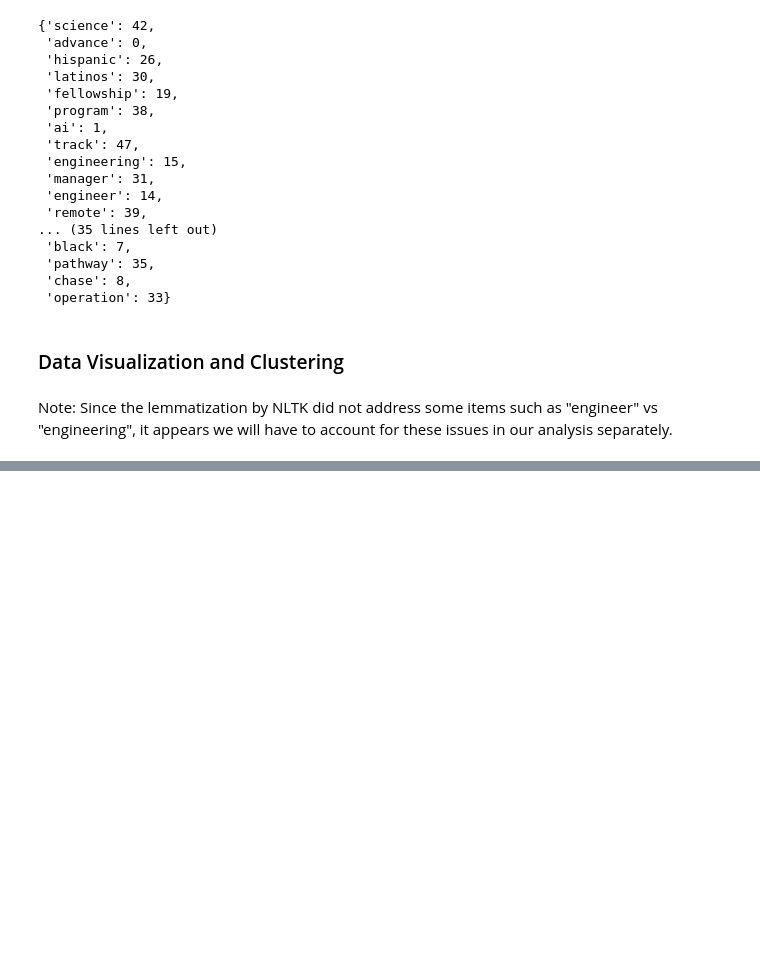
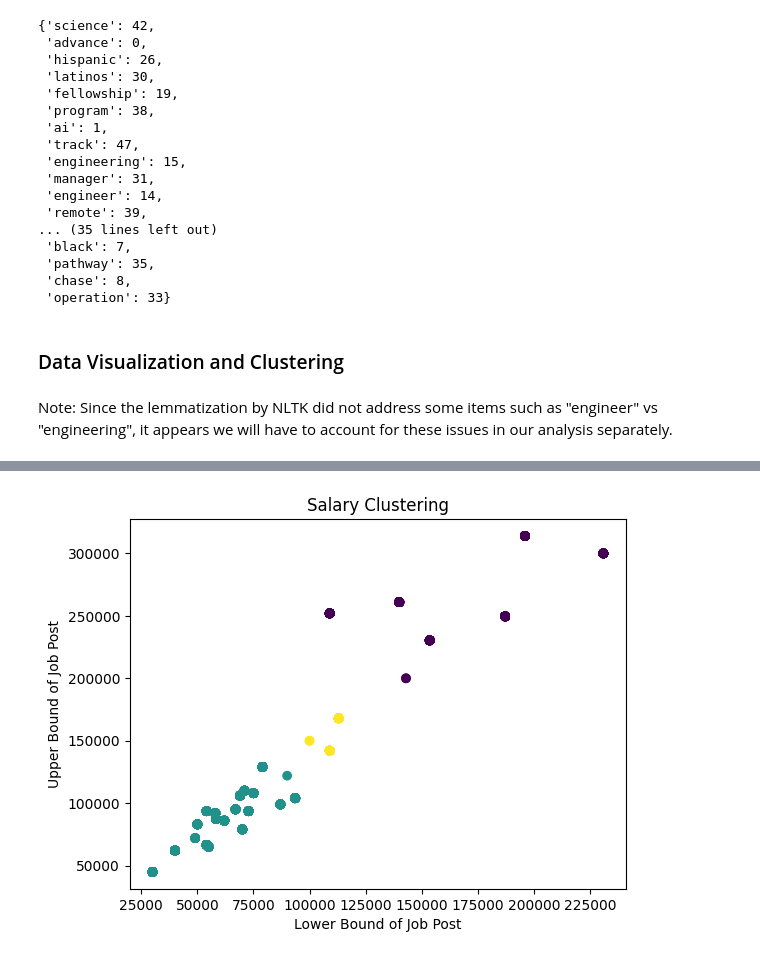
Before and after one commit to ek775/Key-Term-Salary-Associations-in-Data-Science-Job-Titles, a Jupyter notebook: ds_jobs.ipynb, the cells around one changed output, grey strips where cells are left out. Drawn from its saved outputs; the diff is of its cells as text; code cells hidden in the pictures; blank space fills up the shorter version.

```diff
--- a/ds_jobs.ipynb
+++ b/ds_jobs.ipynb
@@ -435,0 +450,12 @@ plt.show()
+# %%
+#salary clustering
+sal_agg = AgglomerativeClustering(n_clusters=3) #3 clusters for high, middle, and low incomes
+sal_agg_pred = sal_agg.fit_predict(X=X)
+
+fig, ax = plt.subplots()
+ax.set_title("Salary Clustering")
+ax.set_xlabel("Lower Bound of Job Post")
+ax.set_ylabel("Upper Bound of Job Post")
+ax.scatter(ds_jobs_vect["Lower Bound"], ds_jobs_vect["Upper Bound"], c=sal_agg_pred);
+# %% [output]
+[figure, added]
```
Also changed, not shown: parts of 10 cells of this notebook.
